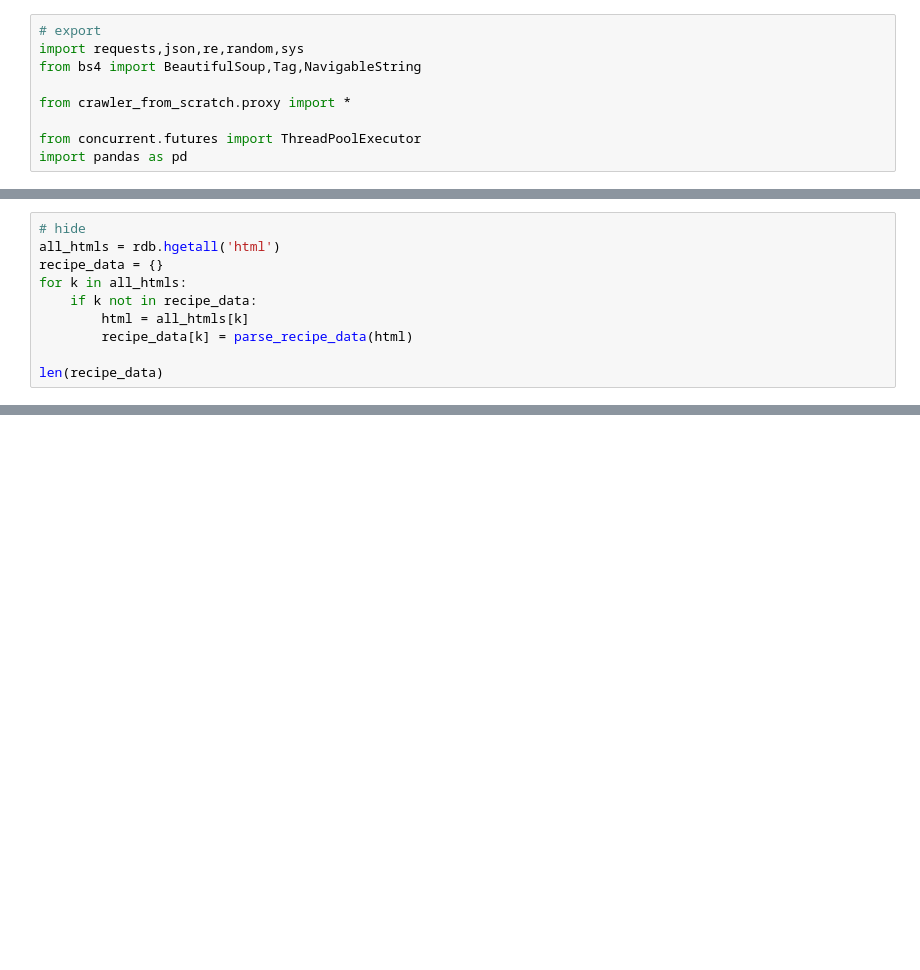
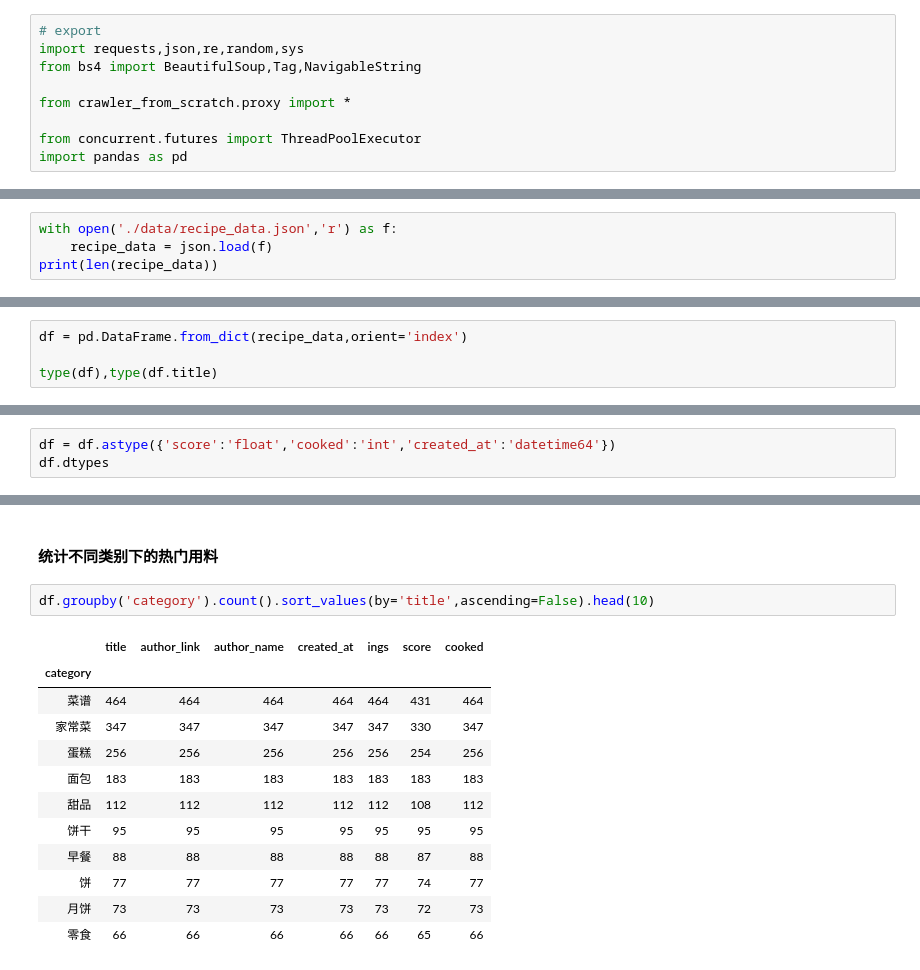
Before and after one commit to neo4dev/crawler_from_scratch, a Jupyter notebook: 13_Data_Analysis.ipynb, the cells around one changed output, grey strips where cells are left out. Drawn from its saved outputs; the diff is of its cells as text; blank space fills up the shorter version.

```diff
--- a/13_Data_Analysis.ipynb
+++ b/13_Data_Analysis.ipynb
@@ -36,10 +18,0 @@ rdb.hgetall('001')
-# %%
-# hide
-all_htmls = rdb.hgetall('html')
-recipe_data = {}
-for k in all_htmls:
-    if k not in recipe_data:
-        html = all_htmls[k]
-        recipe_data[k] = parse_recipe_data(html)
-
-len(recipe_data)
@@ -106,0 +28,4 @@ Counter(ings_list).most_common(20)
+# %%
+with open('./data/recipe_data.json','r') as f:
+    recipe_data = json.load(f)
+print(len(recipe_data))
@@ -106,0 +34,4 @@ Counter(ings_list).most_common(20)
+# %%
+df = pd.DataFrame.from_dict(recipe_data,orient='index')
+
+type(df),type(df.title)
@@ -106,0 +81,3 @@ Counter(ings_list).most_common(20)
+# %%
+df = df.astype({'score':'float','cooked':'int','created_at':'datetime64'})
+df.dtypes
@@ -106,0 +196,17 @@ Counter(ings_list).most_common(20)
+# %% [markdown]
+#### 统计不同类别下的热门用料
+# %%
+df.groupby('category').count().sort_values(by='title',ascending=False).head(10)
+# %% [output]
+|  | title | author_link | author_name | created_at | ings | score | cooked |
+| category |  |  |  |  |  |  |  |
+| 菜谱 | 464 | 464 | 464 | 464 | 464 | 431 | 464 |
+| 家常菜 | 347 | 347 | 347 | 347 | 347 | 330 | 347 |
+| 蛋糕 | 256 | 256 | 256 | 256 | 256 | 254 | 256 |
+| 面包 | 183 | 183 | 183 | 183 | 183 | 183 | 183 |
+| 甜品 | 112 | 112 | 112 | 112 | 112 | 108 | 112 |
+| 饼干 | 95 | 95 | 95 | 95 | 95 | 95 | 95 |
+| 早餐 | 88 | 88 | 88 | 88 | 88 | 87 | 88 |
+| 饼 | 77 | 77 | 77 | 77 | 77 | 74 | 77 |
+| 月饼 | 73 | 73 | 73 | 73 | 73 | 72 | 73 |
+| 零食 | 66 | 66 | 66 | 66 | 66 | 65 | 66 |
```
Also changed, not shown: parts of 39 cells of this notebook, 11 other files.
